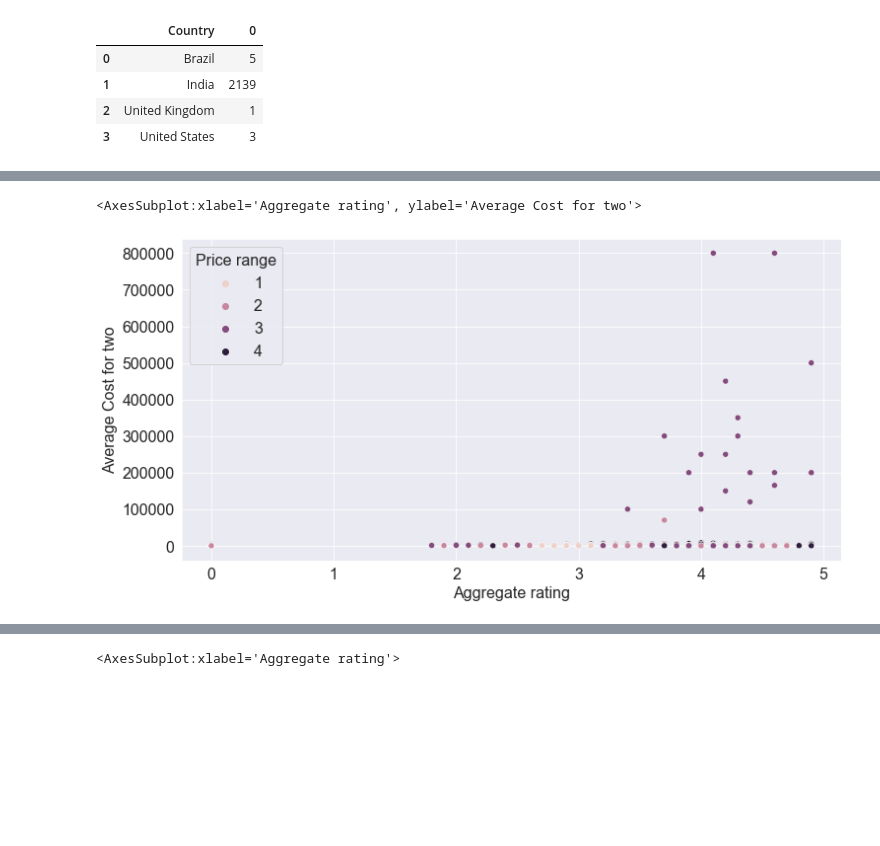
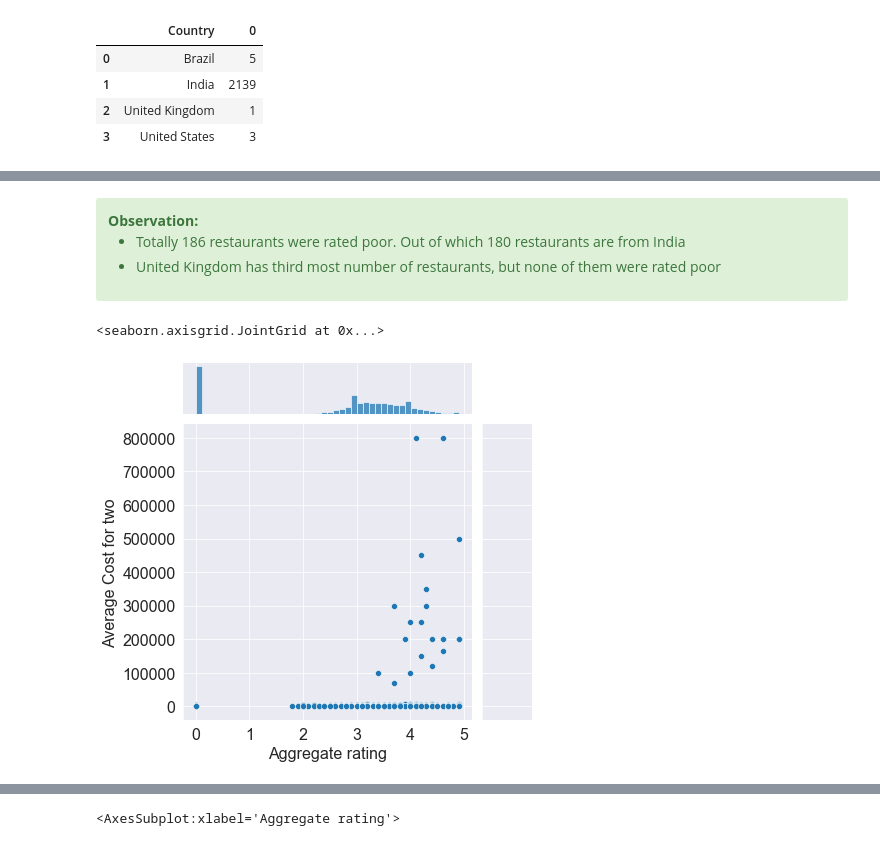
Before and after one commit to manaswikamila05/EDA, a Jupyter notebook: Zomato Restaurants Data/Zomato Case Study.ipynb, the cells around one changed output, grey strips where cells are left out. Saved outputs shown, nothing was run; the diff lists cells and outputs as text; code cells hidden in the pictures; blank space fills up the shorter version.

```diff
--- a/Zomato Restaurants Data/Zomato Case Study.ipynb
+++ b/Zomato Restaurants Data/Zomato Case Study.ipynb
@@ -619,0 +625,4 @@ Name: Currency, dtype: int64
+# %%
+# currency used in each country
+
+final_df[['Country', 'Currency']].groupby(['Country', 'Currency']).size().reset_index(name='count').drop('count', axis=1, inplace=False)
@@ -923,5 +1106,15 @@ final_df.groupby("Aggregate rating")["Average Cost for two"].mean().plot(kind="b
+# %% [markdown]
+<div class="alert alert-block alert-success">
+<b>Observation:</b>
+
+- Totally 186 restaurants were rated poor. Out of which 180 restaurants are from India
+- United Kingdom has third most number of restaurants, but none of them were rated poor
+
+</div>
 # %%
-sns.scatterplot(data=final_df, x="Aggregate rating", y="Average Cost for two", hue="Price range")
+# cost for two v/s restaurant rating
+
+sns.jointplot(data=final_df, x="Aggregate rating", y="Average Cost for two")
 # %% [output]
-<AxesSubplot:xlabel='Aggregate rating', ylabel='Average Cost for two'>
+<seaborn.axisgrid.JointGrid at 0x...>
-[figure, old version]
+[figure, new version]
```
Also changed, not shown: parts of 47 cells of this notebook.
